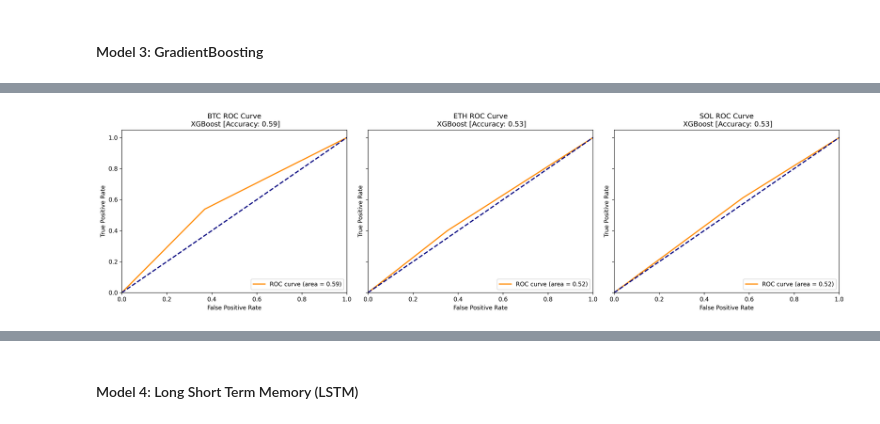
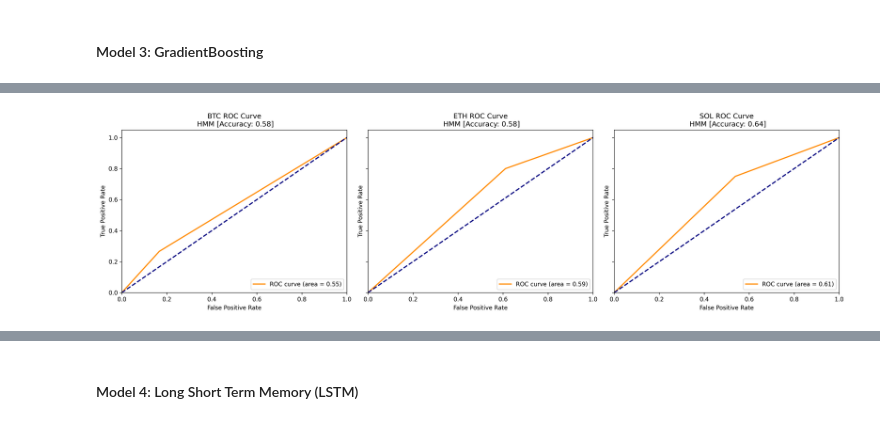
Before and after one commit to NumericCamel/Master-Thesis, a Jupyter notebook: notebook/model_building.ipynb, the cells around one changed output, grey strips where cells are left out. Saved outputs shown, nothing was run; the diff lists cells and outputs as text; code cells hidden in the pictures.

```diff
--- a/notebook/model_building.ipynb
+++ b/notebook/model_building.ipynb
@@ -246,7 +276,7 @@ from sklearn.svm import SVC
 
 def train_evaluate_support_vector(X_train, X_test, y_train, y_test, name, C=7, probability=True, gamma='auto', kernel='sigmoid', evaluation_df=evaluation):
     # Initialize and train the Random Forest model
-    svc = SVC(C = 7, probability=True, gamma='auto', kernel='sigmoid')
+    svc = SVC(C = C, probability=True, gamma='auto', kernel='sigmoid')
     svc.fit(X_train, y_train)
 
     # Make predictions
@@ -259,6 +289,13 @@ def train_evaluate_support_vector(X_train, X_test, y_train, y_test, name, C=7, p
     precision = precision_score(y_test, svm_pred)
     recall = recall_score(y_test, svm_pred)
     f1 = f1_score(y_test, svm_pred)
+    tn, fp, fn, tp = confusion_matrix(y_test, svm_pred).ravel()
+    # Calculate specificity
+    specificity = tn / (tn + fp)
+    # Calculate false positive rate
+    false_positive_rate = fp / (fp + tn)
+    # Calculate false negative rate
+    false_negative_rate = fn / (fn + tp)
 
     # Print results
     print(f"Accuracy: {accuracy}")
@@ -268,12 +305,12 @@ def train_evaluate_support_vector(X_train, X_test, y_train, y_test, name, C=7, p
    # Update or initialize the evaluation dataframe   # Update or initialize the evaluation dataframe
     if evaluation_df is not None:
         model_key = f"{name}_RF_C_{C}__kernal_{kernel}_gamme_{gamma}"
-        evaluation_df.loc[model_key] = ['SVM', accuracy, precision, recall, f1]
+        evaluation_df.loc[model_key] = ['SVM', accuracy, precision, recall, f1, specificity, false_positive_rate, false_negative_rate]
 
     # Return the model and predictions for further use if needed
     return svc, svm_pred
 
-btc_svc, btc_svm_pred = train_evaluate_support_vector(btc_x_train, btc_x_test, btc_y_train, btc_y_test, 'BTC')
-eth_svc, eth_svm_pred = train_evaluate_support_vector(eth_x_train, eth_x_test, eth_y_train, eth_y_test, 'ETH')
-sol_svc, sol_svm_pred = train_evaluate_support_vector(sol_x_train, sol_x_test, sol_y_train, sol_y_test, 'SOL')
+btc_svc, btc_svm_pred = train_evaluate_support_vector(btc_x_train, btc_x_test, btc_y_train, btc_y_test, 'BTC', C=8)
+eth_svc, eth_svm_pred = train_evaluate_support_vector(eth_x_train, eth_x_test, eth_y_train, eth_y_test, 'ETH', C=5)
+sol_svc, sol_svm_pred = train_evaluate_support_vector(sol_x_train, sol_x_test, sol_y_train, sol_y_test, 'SOL', C=4)
 # %% [output]
@@ -508,0 +567,18 @@ Confusion Matrix:
+# %%
+# List of cryptocurrencies and their corresponding data
+cryptos = [
+    ('BTC', btc_y_test, btc_xgb_pred, 'XGBoost'),
+    ('ETH', eth_y_test, eth_xgb_pred, 'XGBoost'),
+    ('SOL', sol_y_test, sol_xgb_pred, 'XGBoost'),
+]
+# Create a figure with subplots for each cryptocurrency
+n_cryptos = len(cryptos)
+fig, axes = plt.subplots(1, n_cryptos, figsize=(6*n_cryptos, 5), dpi=300, sharey=True)
+
+# Loop through the cryptocurrencies and plot their ROC curves
+for (crypto_name, y_test, btc_xgb_pred, model_name), ax in zip(cryptos, axes):
+    plot_roc_curve(y_test, btc_xgb_pred, crypto_name, model_name, ax)
+
+# Adjust the layout and display the plot
+plt.tight_layout()
+plt.show()
@@ -522,20 +680,20 @@ evaluation
 # %%
 # List of cryptocurrencies and their corresponding data
 cryptos = [
-    ('BTC', btc_y_test, btc_xgb_pred, 'XGBoost'),
-    ('ETH', eth_y_test, eth_xgb_pred, 'XGBoost'),
-    ('SOL', sol_y_test, sol_xgb_pred, 'XGBoost'),
+    ('BTC', btc_y_test, btc_hmm_pred, 'HMM'),
+    ('ETH', eth_y_test, eth_hmm_pred, 'HMM'),
+    ('SOL', sol_y_test, sol_hmm_pred, 'HMM')
 ]
 # Create a figure with subplots for each cryptocurrency
 n_cryptos = len(cryptos)
 fig, axes = plt.subplots(1, n_cryptos, figsize=(6*n_cryptos, 5), dpi=300, sharey=True)
 
 # Loop through the cryptocurrencies and plot their ROC curves
-for (crypto_name, y_test, btc_xgb_pred, model_name), ax in zip(cryptos, axes):
-    plot_roc_curve(y_test, btc_xgb_pred, crypto_name, model_name, ax)
+for (crypto_name, y_test, rf_pred, model_name), ax in zip(cryptos, axes):
+    plot_roc_curve(y_test, rf_pred, crypto_name, model_name, ax)
 
 # Adjust the layout and display the plot
 plt.tight_layout()
 plt.show()
 # %% [output]
-[figure, old version]
+[figure, new version]
```
Also changed, not shown: parts of 44 cells of this notebook, 30 other files.
